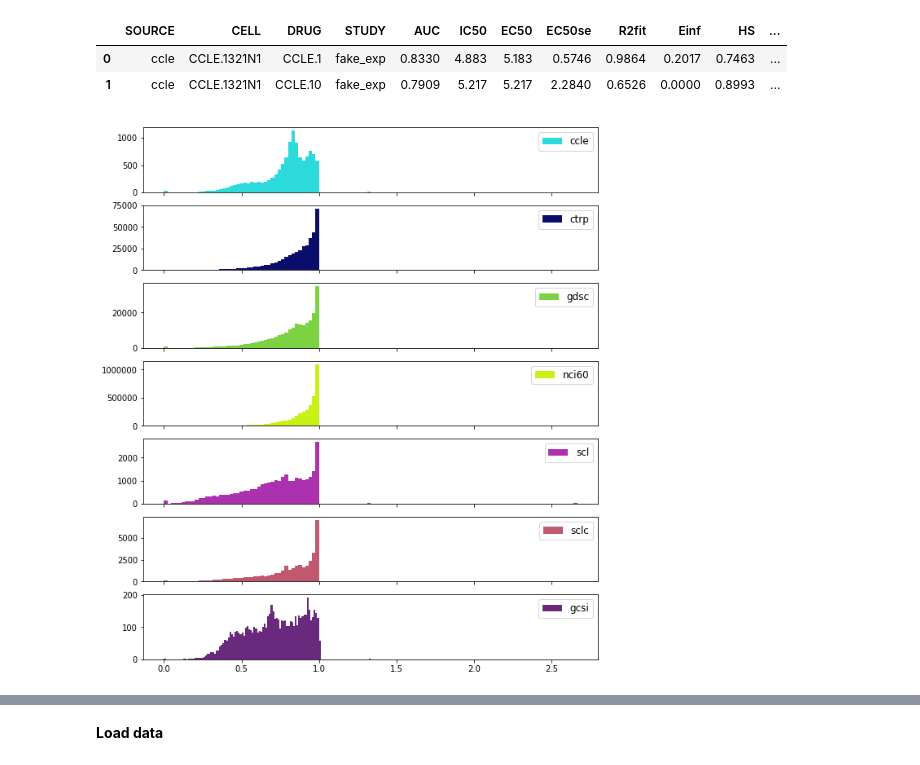
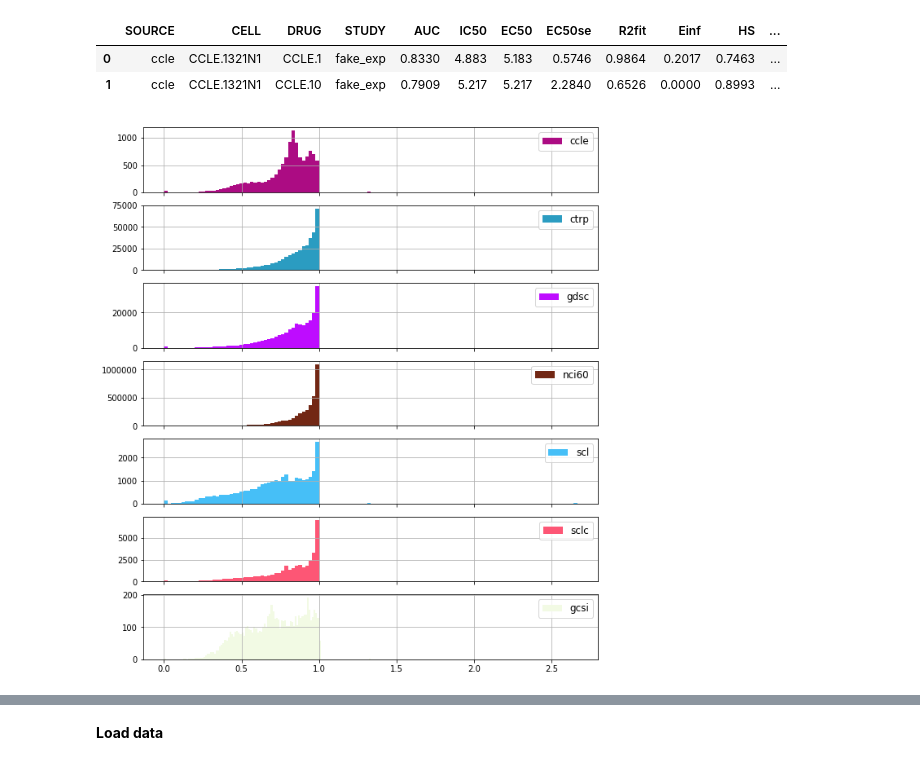
Before and after one commit to adpartin/pilot1, a Jupyter notebook: notebooks/rsp_tfms.ipynb, the cells around one changed output, grey strips where cells are left out. Cells and saved outputs as stored; diff of their text form; code cells hidden in the pictures.

```diff
--- a/notebooks/rsp_tfms.ipynb
+++ b/notebooks/rsp_tfms.ipynb
@@ -26,7 +29,9 @@ file_path = os.getcwd()  # os.path.dirname(os.path.relpath(__file__))
 utils_path = os.path.abspath(os.path.join(file_path, '../src/train'))
 sys.path.append(utils_path)
 # %%
-DATADIR = '/Users/apartin/work/jdacs/Benchmarks/Data/Pilot1'
+# DATADIR = '/Users/apartin/work/jdacs/Benchmarks/Data/Pilot1'
+DATADIR = '/vol/ml/apartin/Benchmarks/Data/Pilot1'
+
 OURDIR = os.path.join(file_path, 'rsp_data_tfms')
 os.makedirs(OURDIR, exist_ok=True)
 # %%
@@ -73,13 +78,14 @@ rsp.iloc[:2,:]
 # %%
 df = rsp.copy()
 
 fig, ax = plt.subplots(len(df['SOURCE'].unique()), 1, sharex=True, figsize=(10, 12))
 ax = ax.ravel()
 for i, src_name in enumerate(df['SOURCE'].unique()):
     y = df[df['SOURCE']==src_name][target_name].copy()
     ax[i].hist(y, bins=120, label=src_name, color=np.random.rand(3))
     # sns.distplot(v.values, bins=100, kde=False, label=src, ax=ax[i], color='b')
     ax[i].legend(loc='upper right', fontsize=12)
+    ax[i].grid(True)
     # ax[i].set_xlim([-0.02, 1.02])
 # %% [output]
-[figure, old version]
+[figure, new version]
```
Also changed, not shown: parts of 31 cells of this notebook.
